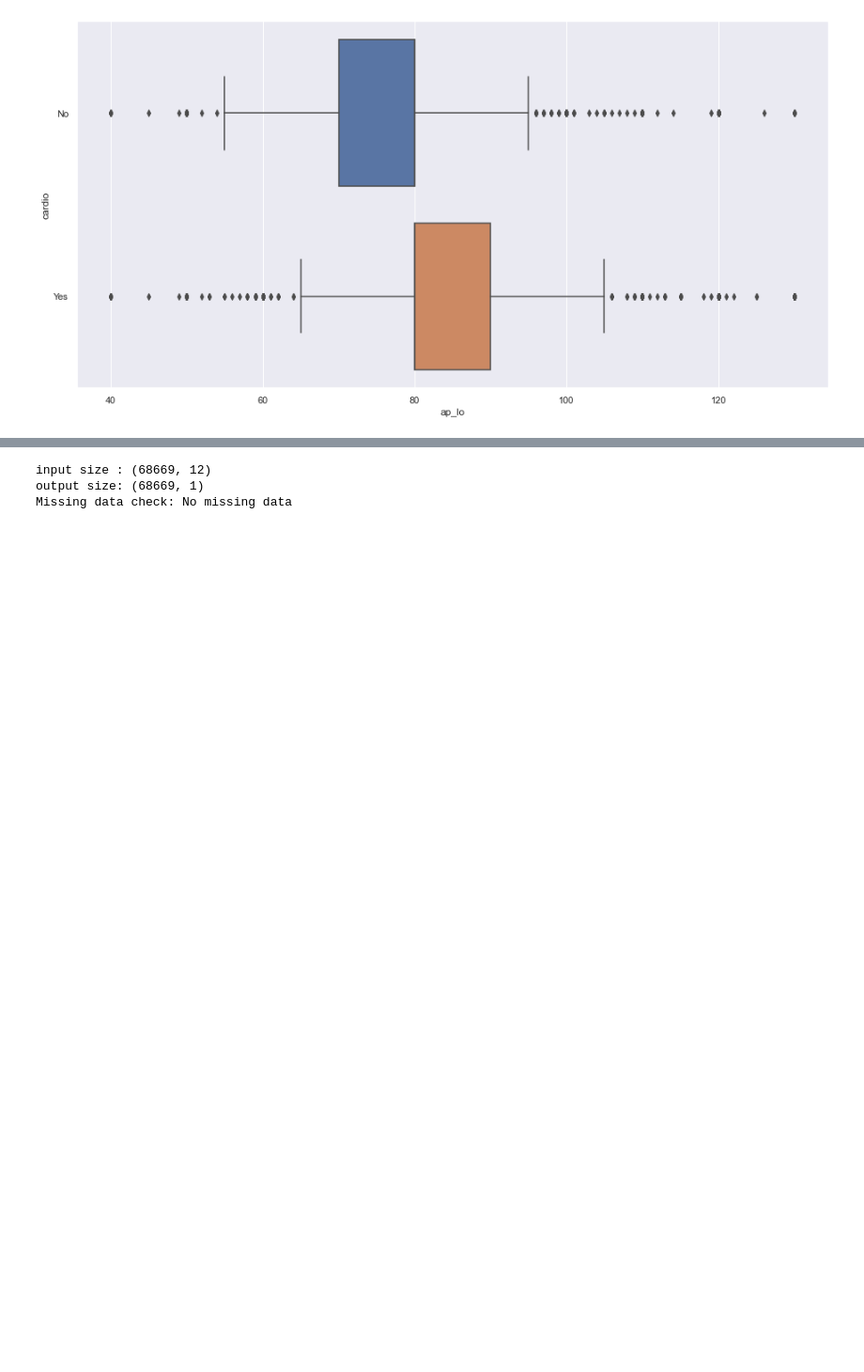
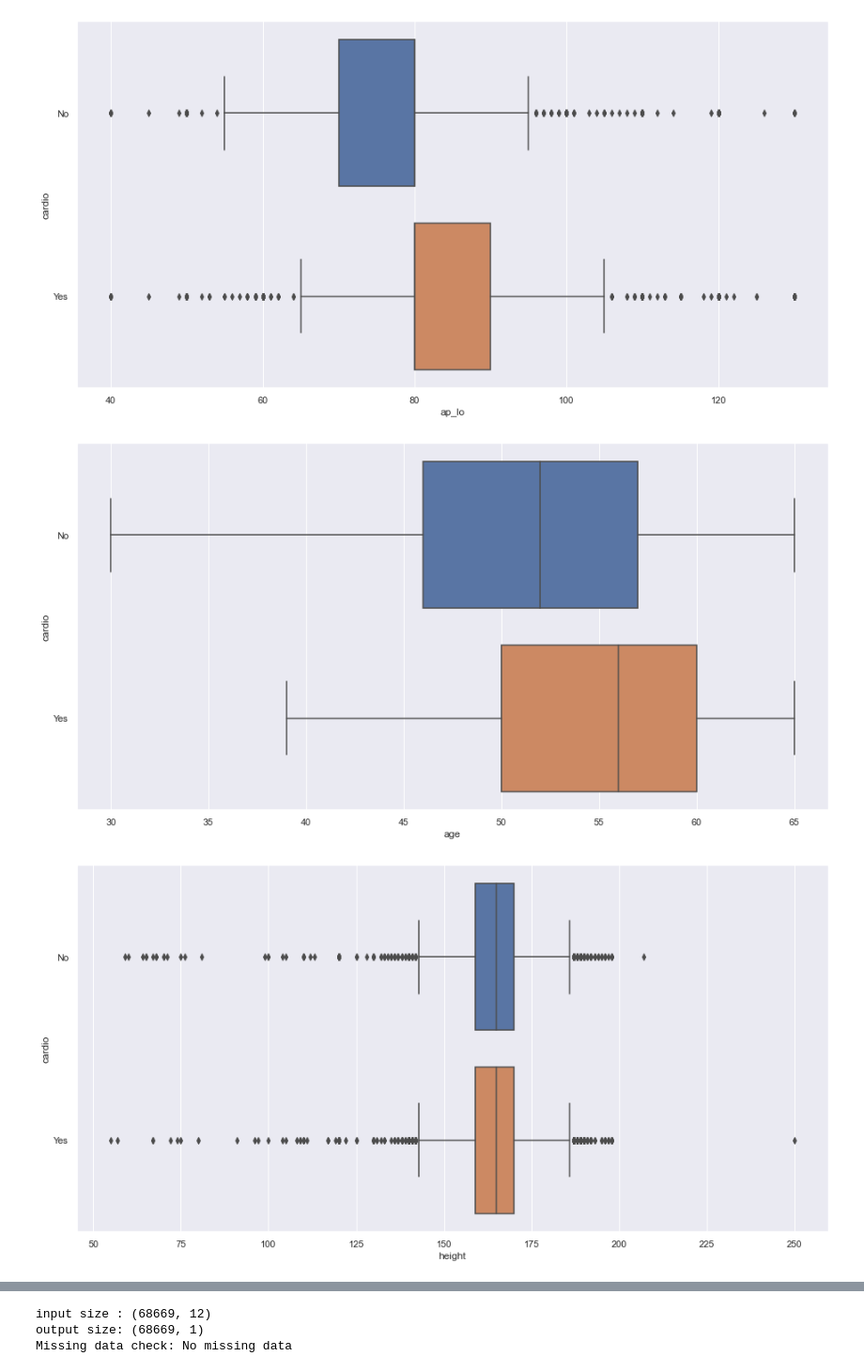
Before and after one commit to Dannyvannnn/IE0005, a Jupyter notebook: IE0005 Mini project_2.ipynb, the cells around one changed output, grey strips where cells are left out. Shown at 94% size. Drawn from its saved outputs; the diff is of its cells as text; code cells hidden in the pictures; blank space fills up the shorter version.

```diff
--- a/IE0005 Mini project_2.ipynb
+++ b/IE0005 Mini project_2.ipynb
@@ -375,3 +375,10 @@ for var in CatData:
 [figure]
 [figure]
 [figure]
+# %%
+for var in NumData:
+    f, axes = plt.subplots(1, 1, figsize=(16, 8))
+    sb.boxplot(x = var, y = CatData['cardio'], data = data)
+# %% [output]
+[figure, added]
+[figure, added]
```
Also changed, not shown: parts of 8 cells of this notebook.
